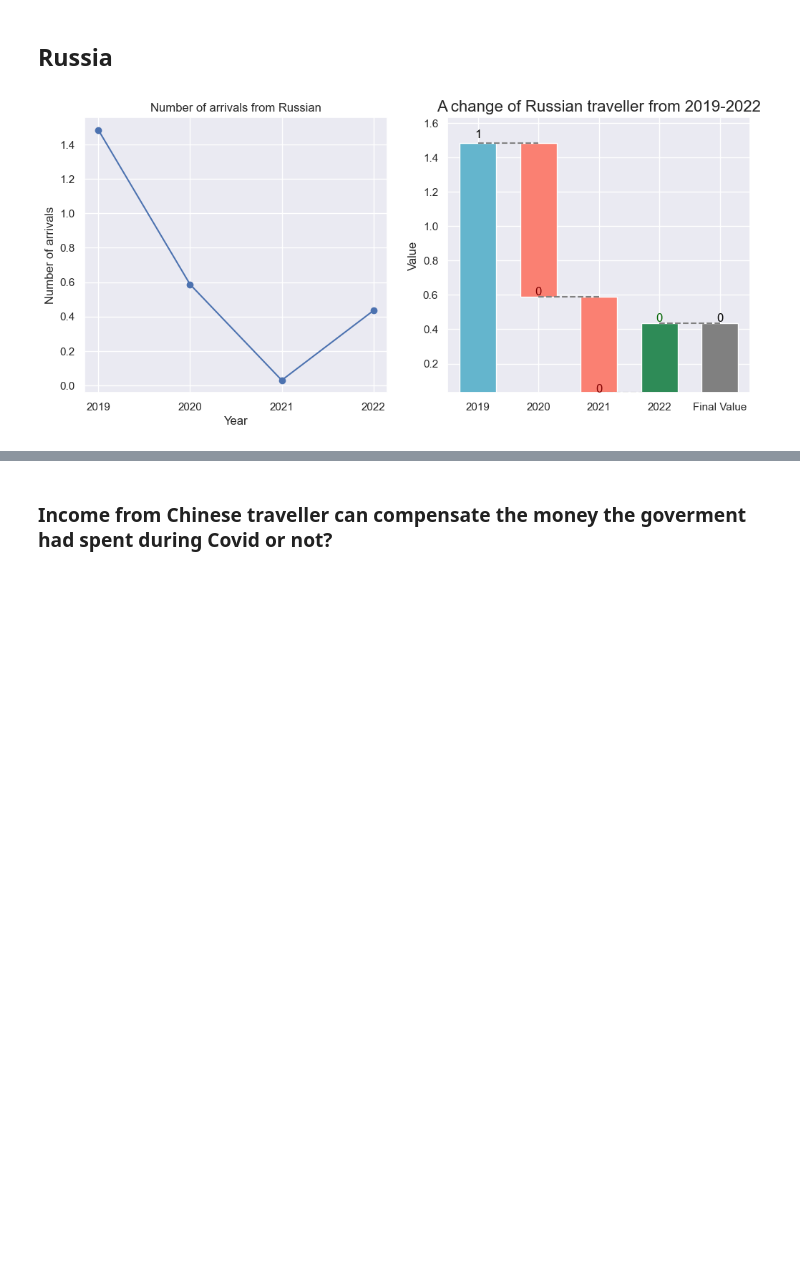
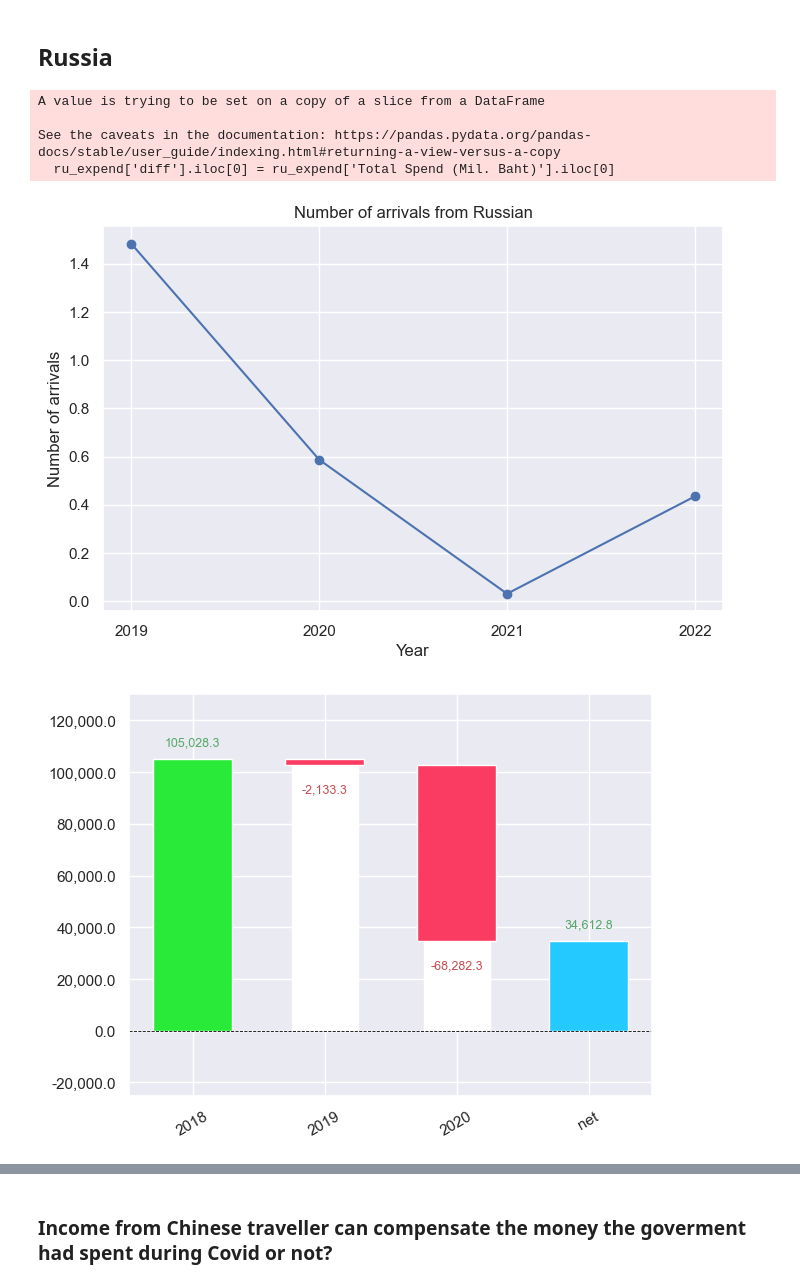
Before and after one commit to eatrabyo/dads-5001-mini-project, a Jupyter notebook: Analysis.ipynb, the cells around one changed output, grey strips where cells are left out. Drawn from its saved outputs; the diff is of its cells as text; code cells hidden in the pictures; blank space fills up the shorter version.

Commit message:
graphs done

```diff
--- a/Analysis.ipynb
+++ b/Analysis.ipynb
@@ -158,0 +176,18 @@ china_expend = pd.concat([china_expend_18, china_expend_19, china_expend_20])
+# %%
+## Russian expenditure data prep
+
+ru_expend_18 = th_stay_expend_2018[th_stay_expend_2018['Country'] == 'Russia'].reset_index()
+ru_expend_18['year'] = 2018
+
+ru_expend_19 = th_stay_expend_2019[th_stay_expend_2019['Country'] == 'Russia'].reset_index()
+ru_expend_19['year'] = 2019
+
+ru_expend_20 = th_stay_expend_2020[th_stay_expend_2020['Nationality'] == 'Russian'].reset_index()
+ru_expend_20 = ru_expend_20.pivot(index='Nationality', columns='Item', values='Values').reset_index()
+ru_expend_20['year'] = 2020
+ru_expend_20 = ru_expend_20.rename(columns={'Nationality': 'Country', 'Number of Arrivals':'No. of Arrivals','Length of Stay':'Length of Stay (Days)','Per Capita Spending':'Spending per Capita (Baht/Day)','Tourism Receipts':'Total Spend (Mil. Baht)'})
+ru_expend_20 = ru_expend_20.loc[:,['Country','No. of Arrivals','Length of Stay (Days)','Spending per Capita (Baht/Day)','Total Spend (Mil. Baht)','year']]
+ru_expend_20.loc[ ru_expend_20['Country']=='Russian', 'Country' ] = 'Russia'
+
+ru_expend = ru_expend_18.append(ru_expend_19, ignore_index=False)
+ru_expend = pd.concat([ru_expend_18, ru_expend_19, ru_expend_20])
@@ -329,30 +381,36 @@ ax = plt.pie(east_asian['num_arrival'], labels=east_asian['Nationality'], autopc
 ## Russia
 # %%
 Russia = percent_change[percent_change['Nationality'] == 'Russia'].reset_index()
-Russia_19_21 = Russia.iloc[0:4]
+ru_expend['diff'] = ru_expend['Total Spend (Mil. Baht)'].diff()
+ru_expend['diff'].iloc[0] = ru_expend['Total Spend (Mil. Baht)'].iloc[0]
+ru_expend['year'] = ru_expend['year'].astype(str)
+
+
 
 # Create the subplots
-fig, (axes1, axes2) = plt.subplots(1, 2, figsize=(12, 5))
+fig, axes1 = plt.subplots(1, 1, figsize=(8, 5))
 
 # First subplot: line plot of num_arrival over the years
 axes1.plot(Russia['year'], Russia['num_arrival'], marker='o')
 axes1.set_title('Number of arrivals from Russian')
 axes1.set_xlabel('Year')
 axes1.set_ylabel('Number of arrivals')
 
 # Add annotations for base_pct_change values
 for x, y in zip(Russia['year'], Russia['base_pct_change']):
     axes1.annotate(f'{round(y, 2)}%', xy=(x, y), textcoords='data')
 
 
 # Second subplot: waterfall chart
 # Plot
-waterfall = WaterfallChart(Russia_19_21['num_arrival'].to_list(), Russia_19_21['year'].to_list())
-wf_ax = waterfall.plot_waterfall(ax=axes2, title='A change of Russian traveller from 2019-2022')
-
-axes2.set_ylim(min(Russia_19_21['num_arrival']))
+waterfall_china = waterfall_chart.plot(ru_expend['year'], ru_expend['diff'])
 
 ##axes2.set_ylim(min(China_num_19_21['num_arrival']), max(China_num_19_21['num_arrival']))
 plt.show()
 # %% [output]
+A value is trying to be set on a copy of a slice from a DataFrame
+
+See the caveats in the documentation: https://pandas.pydata.org/pandas-docs/stable/user_guide/indexing.html#returning-a-view-versus-a-copy
+  ru_expend['diff'].iloc[0] = ru_expend['Total Spend (Mil. Baht)'].iloc[0]
-[figure, old version]
+[figure, new version]
+[figure, added]
```
Also changed, not shown: parts of 13 cells of this notebook, 1 other file.
